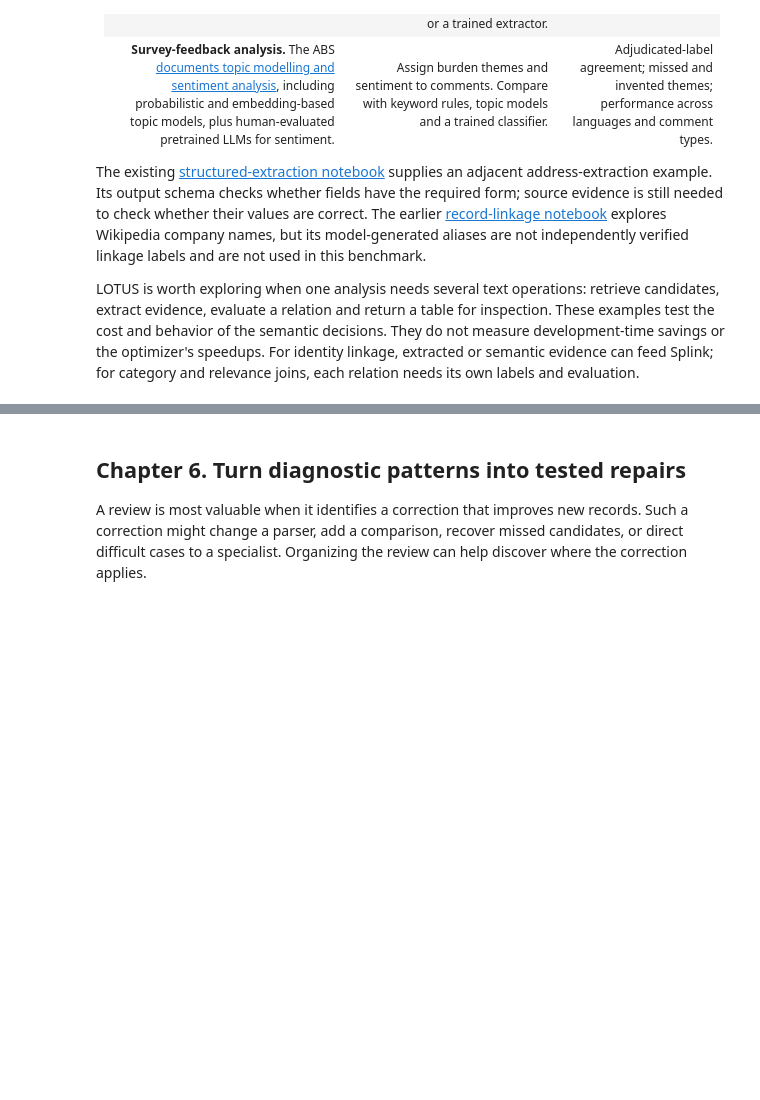
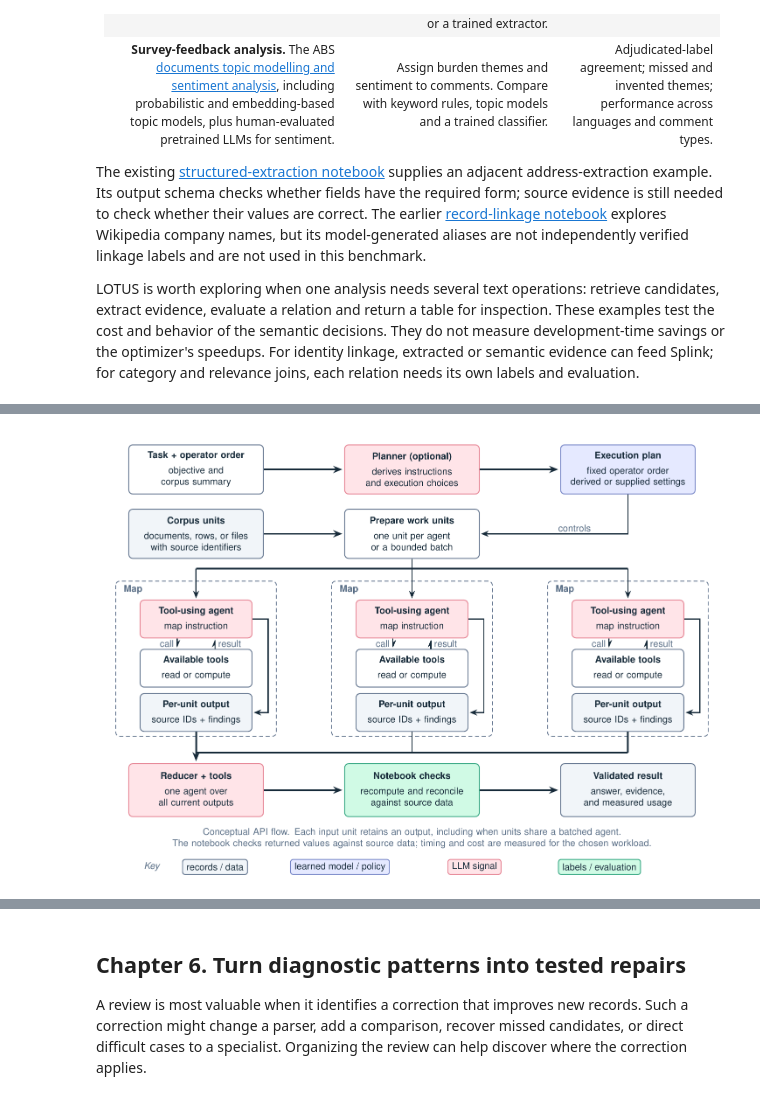
Before and after one commit to hananather/LLM-notes, a Jupyter notebook: LLM_basics/record-linkage-with-semantic-operators.ipynb, the cells around one changed output, grey strips where cells are left out. Cells and saved outputs as stored; diff of their text form; code cells hidden in the pictures; blank space fills up the shorter version.

Commit message:
Add audited LOTUS agentic dataset workflow and diagrams

```diff
--- a/LLM_basics/record-linkage-with-semantic-operators.ipynb
+++ b/LLM_basics/record-linkage-with-semantic-operators.ipynb
@@ -882,0 +893,4 @@ LOTUS is worth exploring when one analysis needs several text operations: retrie
+# %%
+diagram("09-agentic-pipeline")
+# %% [output]
+[figure, added]
```
Also changed, not shown: parts of 20 cells of this notebook, 17 other files.
